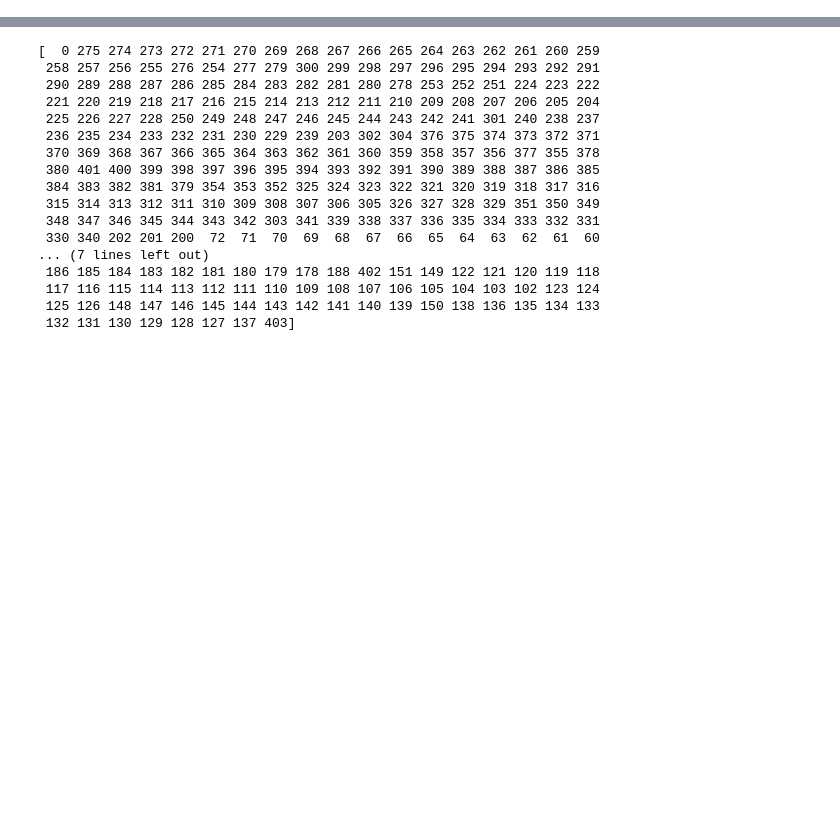
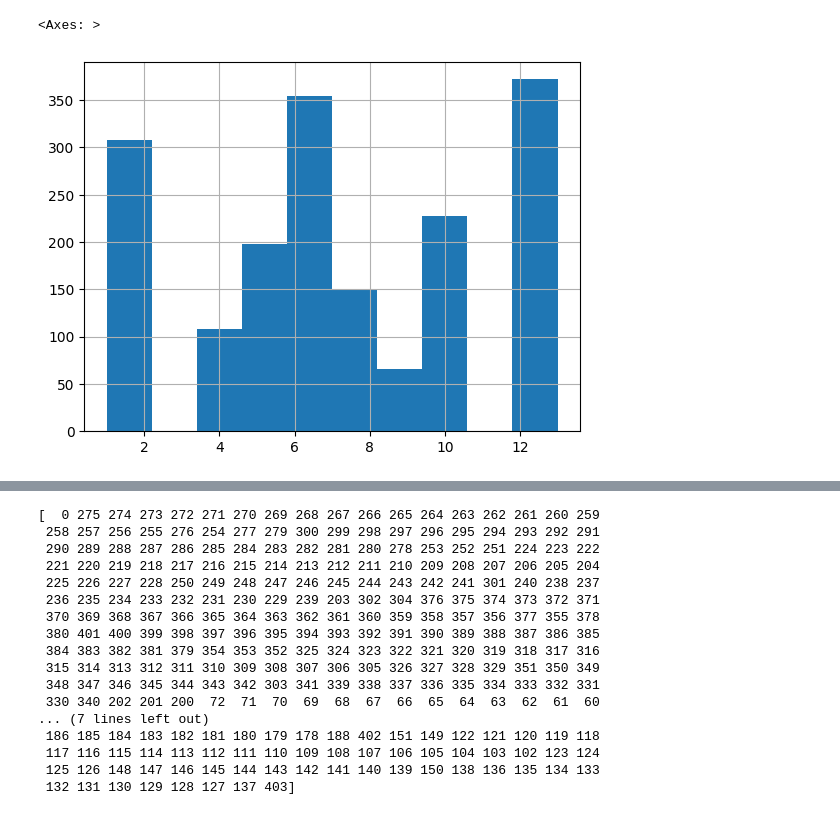
Before and after one commit to mbb25/genericRF_NWT, a Jupyter notebook: 3_classification_clean.ipynb, the cells around one changed output, grey strips where cells are left out. Cells and saved outputs as stored; diff of their text form; code cells hidden in the pictures; blank space fills up the shorter version.

```diff
--- a/3_classification_clean.ipynb
+++ b/3_classification_clean.ipynb
@@ -95,6 +138,25 @@ dfrn, _ = split_by_columns(dfr, chicken_columns)
 # Correct wrong chm values in new dataset, using old dataset as a reference.
 # This is a temporary measure while I figure out a more efficient way to get accurate chm values
 # from the low resolution raster
-dfm = pd.concat([dfo,dfrn]).drop_duplicates(keep=False, subset=['R', 'G', 'B', 'chm', 'site']).sort_values(['site', 'R', 'G', 'B'])
-dfm
+df_reduced = df[df['site'].isin(dfo['site'].unique())]
+dfm = pd.concat([dfo,df_reduced]).drop_duplicates(keep=False, subset=['R', 'G', 'B', 'chm', 'site']).sort_values(['site', 'R', 'G', 'B'])[['site', 'veg_class', 'R', 'G', 'B', 'chm']]
+print(dfm)
+print('cleaning chm values')
+#dfm.to_csv('test1.csv')
+for i, (index, cur_row) in enumerate(dfm.iterrows()):
+    if i == 0:
+        continue
+    prv_row = dfm.iloc[i-1]
+    if prev_row['site'] == curr_row['site'] and \
+       prev_row['R'] == curr_row['R'] and \
+       prev_row['G'] == curr_row['G'] and \
+       prev_row['B'] == curr_row['B'] and \
+       type(prev_row['veg_class']) == str: # this ensures we're copying from Maria's data to ours
+        df.loc[index, 'chm'] = prv_row['chm']
+
+df_reduced = df[df['site'].isin(dfo['site'].unique())]
+dfm = pd.concat([dfo,df_reduced]).drop_duplicates(keep=False, subset=['R', 'G', 'B', 'chm', 'site']).sort_values(['site', 'R', 'G', 'B'])[['site', 'veg_class', 'R', 'G', 'B', 'chm']]
+
+#dfm.to_csv('test2.csv')
+print(dfm)
 # %% [output]
@@ -118,18 +179,0 @@ dfm
-# %%
-i = 0
-for index, r in dfm.iterrows():
-    if i == 0:
-        pr = r
-        i += 1
-        continue
-    if pr['R'] == r['R'] and pr['G'] == r['G'] and pr['B'] == r['B'] and pr['site'] == r['site']:
-        df.loc[index, 'chm'] = pr['chm']
-        dfr.loc[index, 'chm'] = pr['chm']
-        dfn.loc[index, 'chm'] = pr['chm']
-        dfrn.loc[index, 'chm'] = pr['chm']
-        dfm.loc[index, 'chm'] = pr['chm']
-    pr = r
-
-dfm2 = dfm.drop_duplicates(keep=False, subset=['R', 'G', 'B', 'chm', 'site']).sort_values(['site', 'R', 'G', 'B'])
-dfm2.to_csv('test.csv')
-dfm2
@@ -188,0 +220,6 @@ run_experiment(X_train, X_test, y_train, y_test)
+# %%
+df1 = dfn[dfn['site'] == 'CS3A']
+df1['veg_class'].hist()
+# %% [output]
+<Axes: >
+[figure, added]
```
Also changed, not shown: parts of 19 cells of this notebook, 2 other files.
